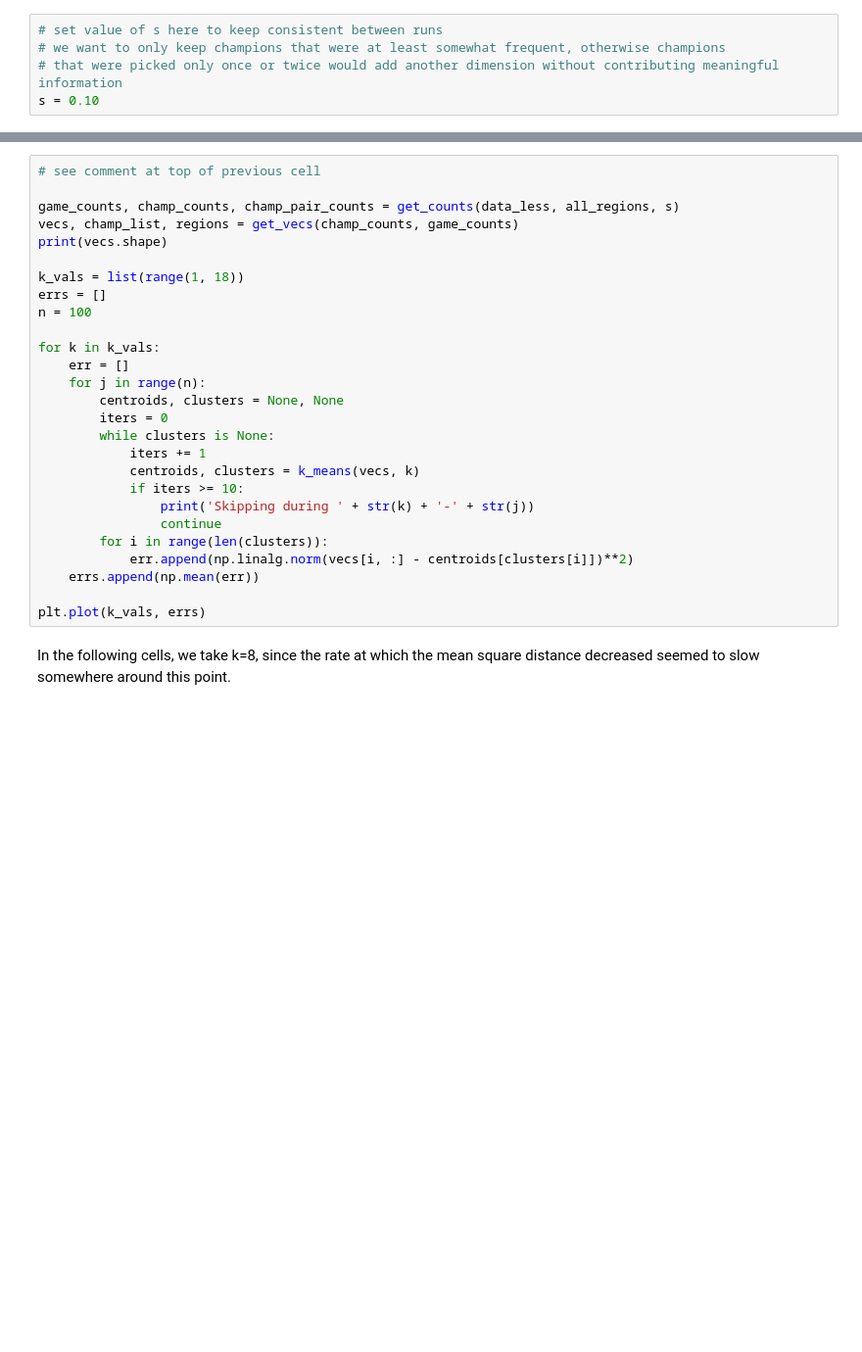
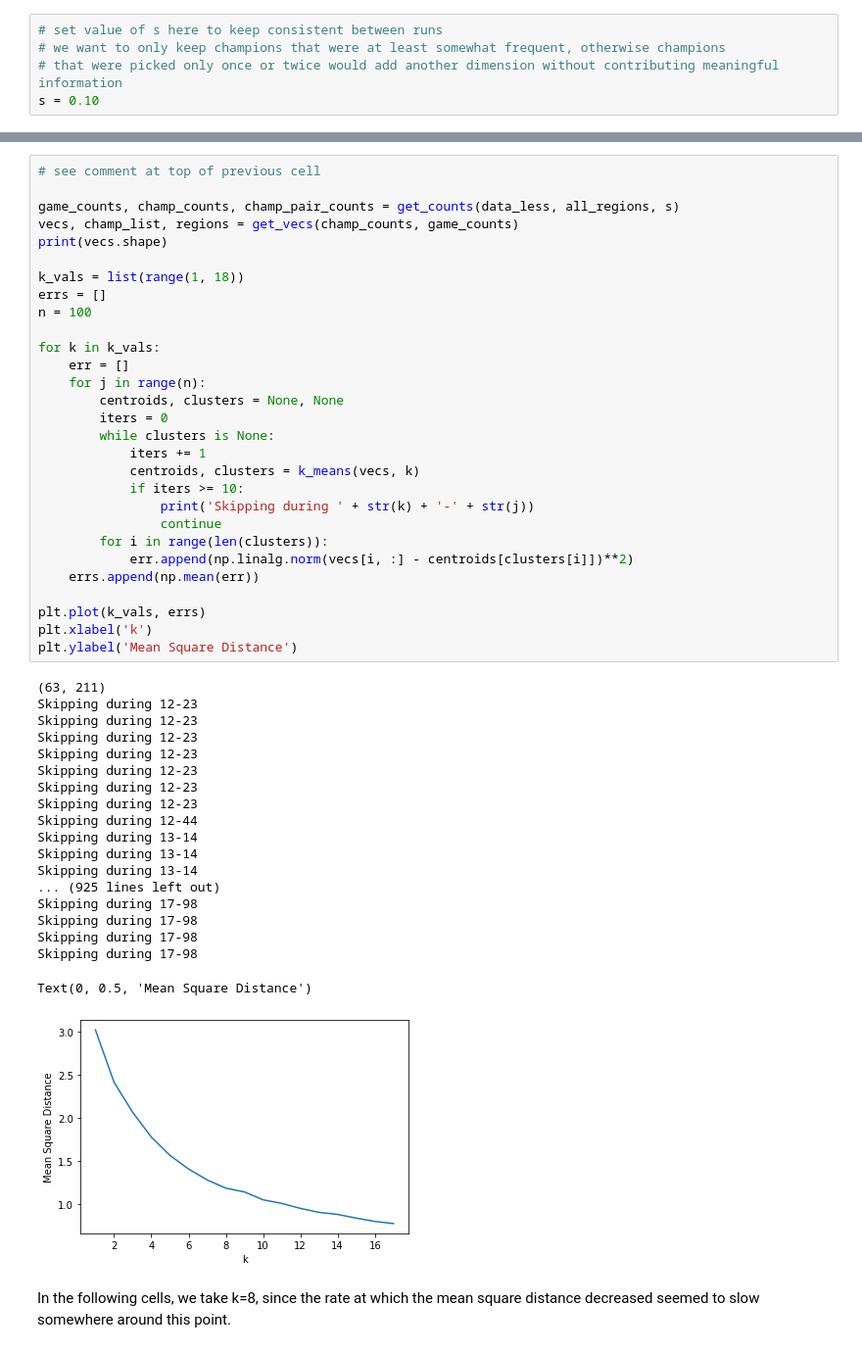
Before and after one commit to bjkim00/CSCI4022_Final_Project, a Jupyter notebook: Final Project.ipynb, the cells around one changed output, grey strips where cells are left out. Shown: that part at 98% size. Drawn from its saved outputs; the diff is of its cells as text; blank space fills up the shorter version.

```diff
--- a/Final Project.ipynb
+++ b/Final Project.ipynb
@@ -483,30 +525,52 @@ plt.plot(k_vals, errs)
 # %%
 # see comment at top of previous cell
 
 game_counts, champ_counts, champ_pair_counts = get_counts(data_less, all_regions, s)
 vecs, champ_list, regions = get_vecs(champ_counts, game_counts)
 print(vecs.shape)
 
 k_vals = list(range(1, 18))
 errs = []
 n = 100
 
 for k in k_vals:
     err = []
     for j in range(n):
         centroids, clusters = None, None
         iters = 0
         while clusters is None:
             iters += 1
             centroids, clusters = k_means(vecs, k)
             if iters >= 10:
                 print('Skipping during ' + str(k) + '-' + str(j))
                 continue
         for i in range(len(clusters)):
             err.append(np.linalg.norm(vecs[i, :] - centroids[clusters[i]])**2)
     errs.append(np.mean(err))
 
 plt.plot(k_vals, errs)
+plt.xlabel('k')
+plt.ylabel('Mean Square Distance')
+# %% [output]
+(63, 211)
+Skipping during 12-23
+Skipping during 12-23
+Skipping during 12-23
+Skipping during 12-23
+Skipping during 12-23
+Skipping during 12-23
+Skipping during 12-23
+Skipping during 12-44
+Skipping during 13-14
+Skipping during 13-14
+Skipping during 13-14
+... (925 lines left out)
+Skipping during 17-98
+Skipping during 17-98
+Skipping during 17-98
+Skipping during 17-98
+Text(0, 0.5, 'Mean Square Distance')
+[figure, added]
 # %% [markdown]
 In the following cells, we take k=8, since the rate at which the mean square distance decreased seemed to slow somewhere around this point.
 # %%
```
Also changed, not shown: parts of 7 cells of this notebook.
